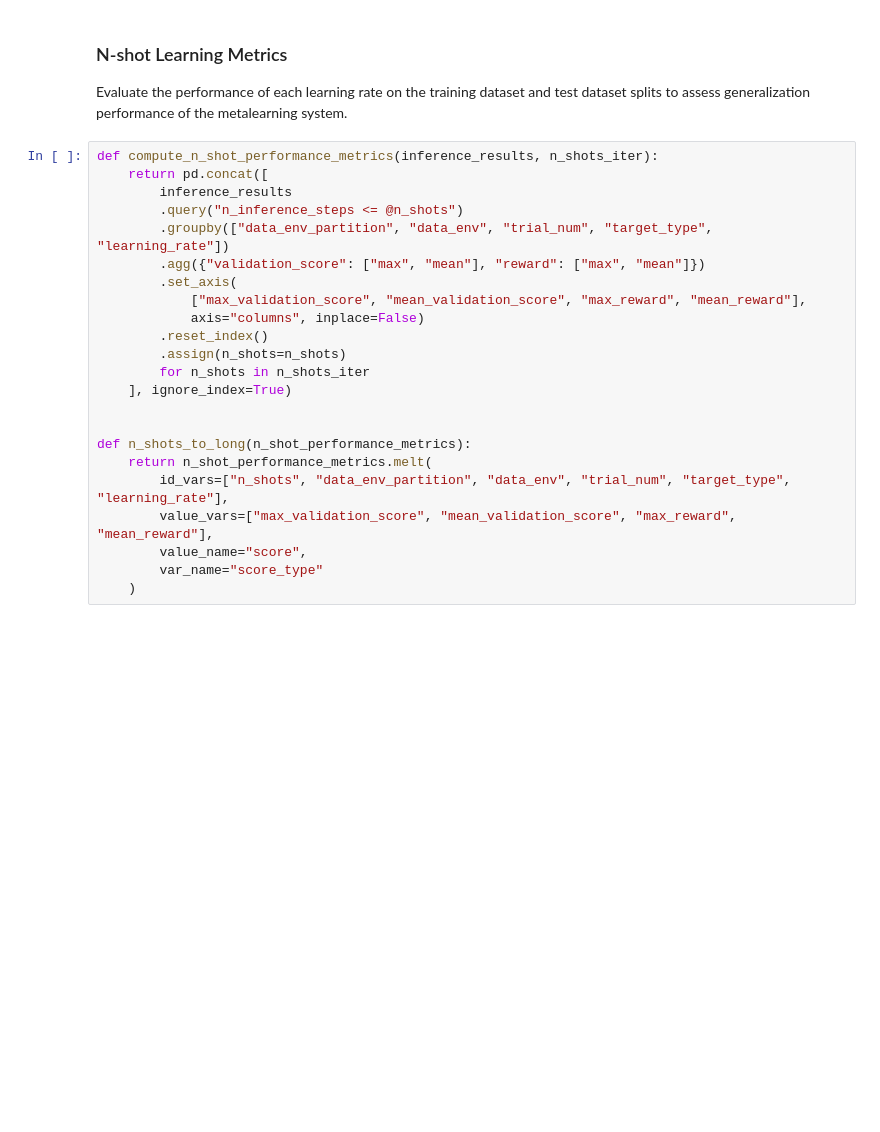
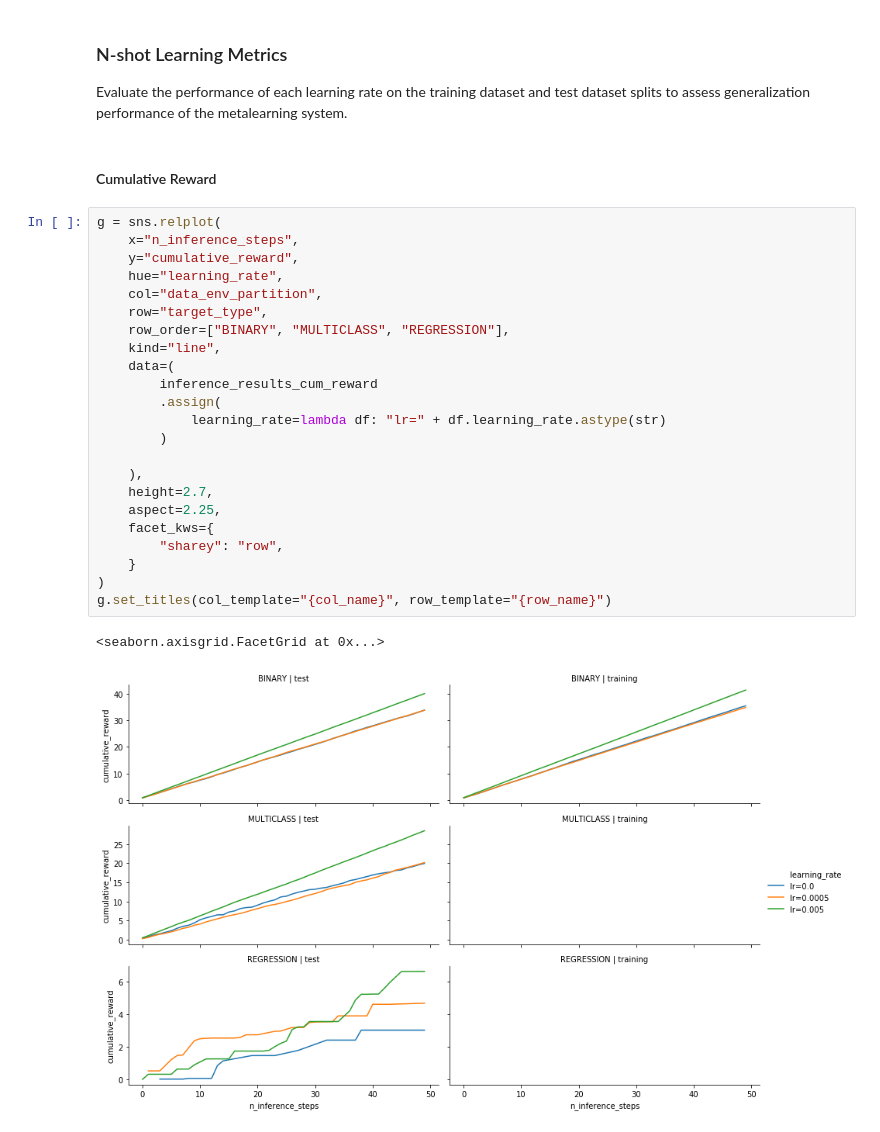
Before and after one commit to cosmicBboy/ml-research, a Jupyter notebook: metalearn/analysis/20200218_metalearn_a2c_openml_cc18_tune_learning_rate.ipynb, the cells around one changed output. Cells and saved outputs as stored; diff of their text form; blank space fills up the shorter version.

```diff
--- a/metalearn/analysis/20200218_metalearn_a2c_openml_cc18_tune_learning_rate.ipynb
+++ b/metalearn/analysis/20200218_metalearn_a2c_openml_cc18_tune_learning_rate.ipynb
@@ -485,26 +460,31 @@ aggregated_overall_scores
 Evaluate the performance of each learning rate on the training dataset and
 test dataset splits to assess generalization performance of the metalearning
 system.
-# %%
-def compute_n_shot_performance_metrics(inference_results, n_shots_iter):
-    return pd.concat([
-        inference_results
-        .query("n_inference_steps <= @n_shots")
-        .groupby(["data_env_partition", "data_env", "trial_num", "target_type", "learning_rate"])
-        .agg({"validation_score": ["max", "mean"], "reward": ["max", "mean"]})
-        .set_axis(
-            ["max_validation_score", "mean_validation_score", "max_reward", "mean_reward"],
-            axis="columns", inplace=False)
-        .reset_index()
-        .assign(n_shots=n_shots)
-        for n_shots in n_shots_iter
-    ], ignore_index=True)
-
-
-def n_shots_to_long(n_shot_performance_metrics):
-    return n_shot_performance_metrics.melt(
-        id_vars=["n_shots", "data_env_partition", "data_env", "trial_num", "target_type", "learning_rate"],
-        value_vars=["max_validation_score", "mean_validation_score", "max_reward", "mean_reward"],
-        value_name="score",
-        var_name="score_type"
-    )
+# %% [markdown]
+#### Cumulative Reward
+# %%
+g = sns.relplot(
+    x="n_inference_steps",
+    y="cumulative_reward",
+    hue="learning_rate",
+    col="data_env_partition",
+    row="target_type",
+    row_order=["BINARY", "MULTICLASS", "REGRESSION"],
+    kind="line",
+    data=(
+        inference_results_cum_reward
+        .assign(
+            learning_rate=lambda df: "lr=" + df.learning_rate.astype(str)
+        )
+
+    ),
+    height=2.7,
+    aspect=2.25,
+    facet_kws={
+        "sharey": "row",
+    }
+)
+g.set_titles(col_template="{col_name}", row_template="{row_name}")
+# %% [output]
+<seaborn.axisgrid.FacetGrid at 0x...>
+[figure, added]
```
Also changed, not shown: parts of 22 cells of this notebook, 1 other file.
